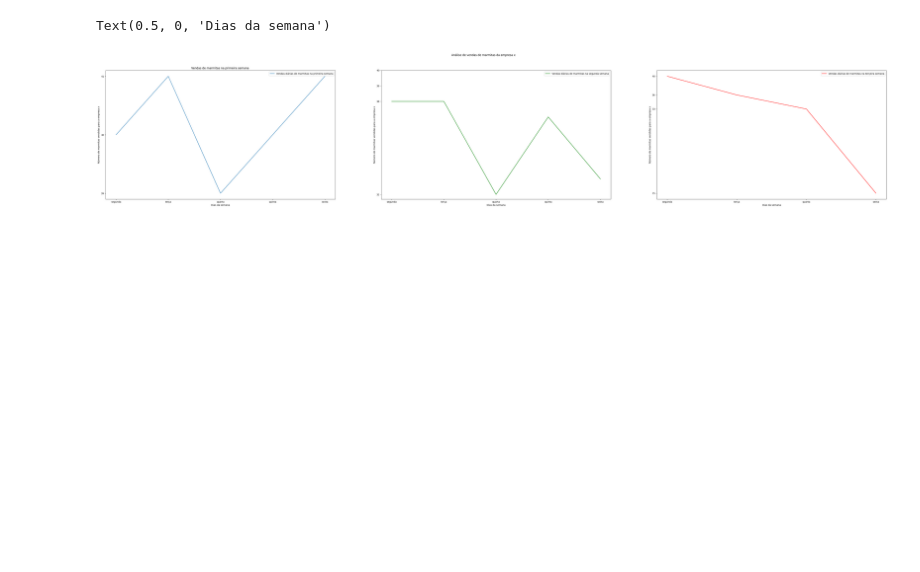
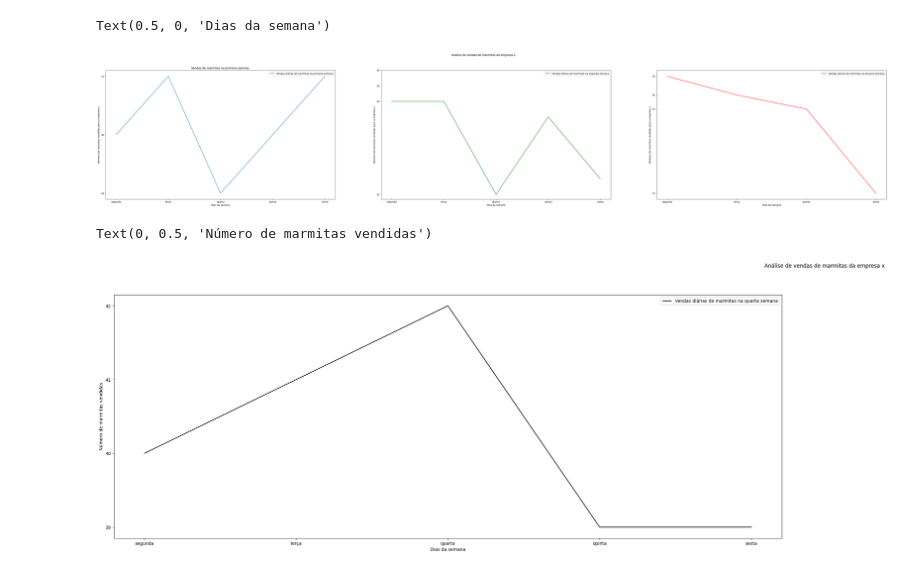
Before and after one commit to jeniferGoncalvesDaSilvaDev/data-analytics-python, a Jupyter notebook: analise-vendas-marmitas-empresaX.ipynb, the cells around one changed output. Saved outputs shown, nothing was run; the diff lists cells and outputs as text; code cells hidden in the pictures; blank space fills up the shorter version.

```diff
--- a/analise-vendas-marmitas-empresaX.ipynb
+++ b/analise-vendas-marmitas-empresaX.ipynb
@@ -155,3 +153,31 @@ Digite o dia da semana:quarta
 ['segunda', 'terça', 'quarta']
 Digite o dia da semana:sexta
 ['segunda', 'terça', 'quarta', 'sexta']
+# %%
+vendas_quarta_semana=[]
+dias_da_quarta_semana=[]
+def numero_marmitas_semana_04():
+ try:
+
+   for item in range(0,5):
+     item = int(input("Digite o numero de marmitas vendidas, durante a quarta semana: "))
+     vendas_quarta_semana.append(item)
+   print(vendas_quarta_semana)
+
+
+
+ except:
+  print("Dado inválido")
+def dias_da_semana_04():
+  for dia in range(0,5):
+      dia = str(input('Digite o dia da semana:'))
+      if dia!= 'segunda' and dia!='terça' and dia!='quarta' and dia!='quinta' and dia!='sexta':
+        print("Dia inválido!")
+        break
+      else:
+        dias_da_quarta_semana.append(dia)
+        print(dias_da_quarta_semana)
+
+
+numero_marmitas_semana_04()
+dias_da_semana_04()
@@ -180,3 +249,15 @@ plt.xlabel("Dias da semana")
 # %% [output]
 Text(0.5, 0, 'Dias da semana')
 [figure]
+# %%
+figura2=plt.figure(figsize=(60,10))
+figura2.suptitle('Análise de vendas de marmitas da empresa x')
+figura2.add_subplot(121)
+plt.plot(dias_da_quarta_semana, vendas_quarta_semana, label="Vendas diárias de marmitas na quarta semana", color="black")
+plt.legend()
+plt.yticks([39,40,41,42])
+plt.xlabel('Dias da semana')
+plt.ylabel('Número de marmitas vendidas')
+# %% [output]
+Text(0, 0.5, 'Número de marmitas vendidas')
+[figure, added]
```
Also changed, not shown: parts of 3 cells of this notebook.
